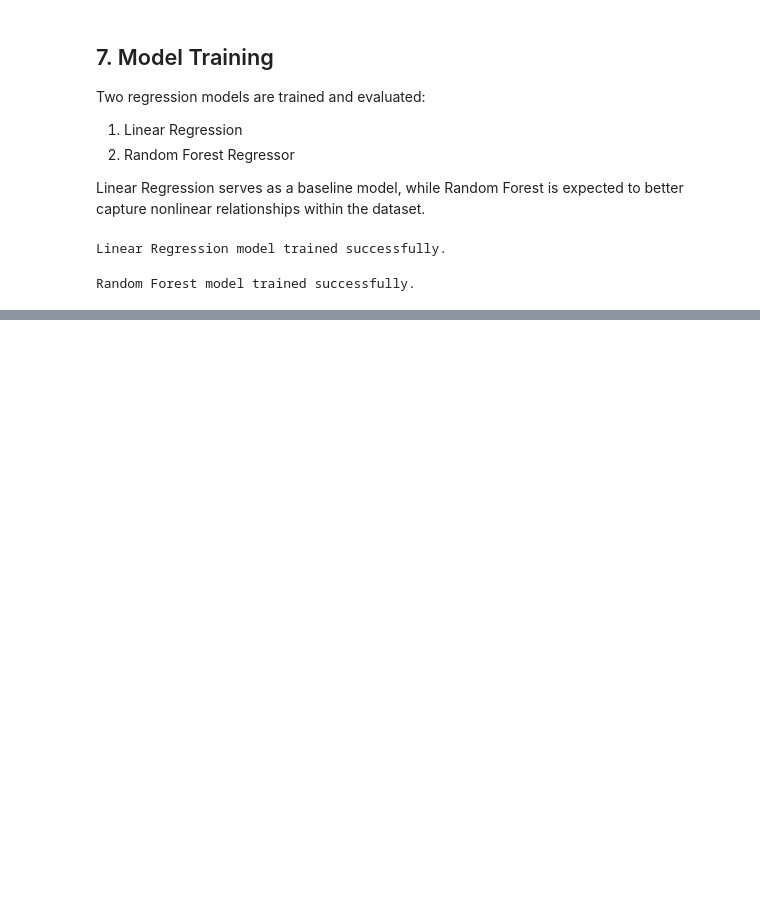
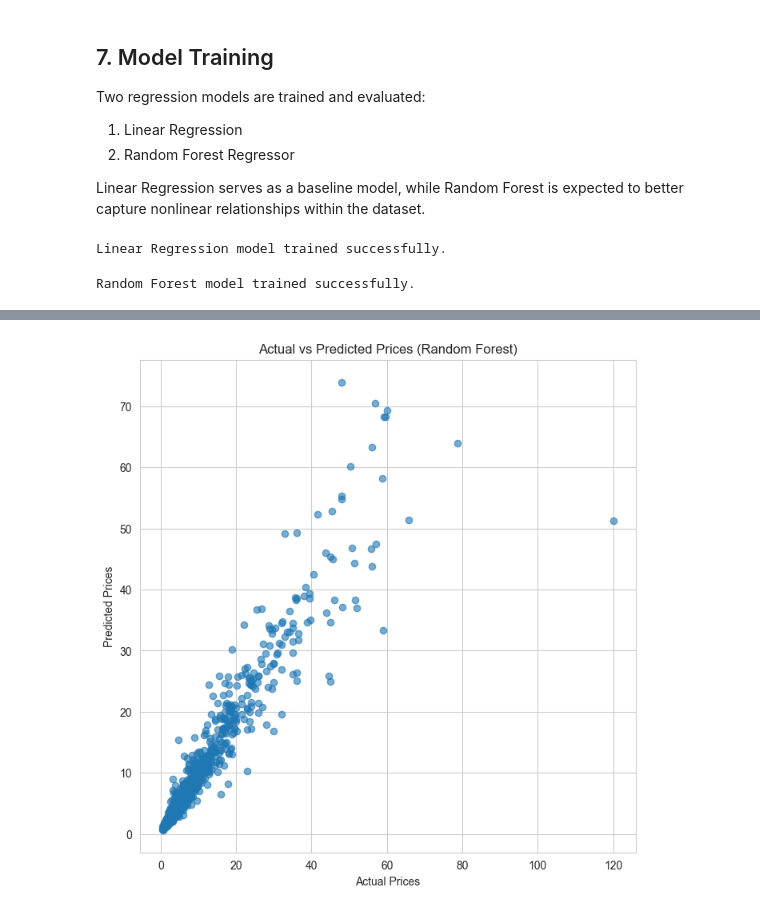
Before and after one commit to bryanpintado/used-car-price-prediction, a Jupyter notebook: 01_eda_and_modeling.ipynb, the cells around one changed output, grey strips where cells are left out. Saved outputs shown, nothing was run; the diff lists cells and outputs as text; code cells hidden in the pictures; blank space fills up the shorter version.

```diff
--- a/01_eda_and_modeling.ipynb
+++ b/01_eda_and_modeling.ipynb
@@ -495,0 +506,11 @@ Random Forest model trained successfully.
+# %%
+# Evaluation Function
+
+def evaluate_model(model, X_test, y_test):
+    predictions = model.predict(X_test)
+
+    mae = mean_absolute_error(y_test, predictions)
+    rmse = np.sqrt(mean_squared_error(y_test, predictions))
+    r2 = r2_score(y_test, predictions)
+
+    return mae, rmse, r2, predictions
@@ -495,0 +600,17 @@ Random Forest model trained successfully.
+# %%
+# Actual vs Predicted Prices
+
+plt.figure(figsize=(8,8))
+
+plt.scatter(y_test, rf_preds, alpha=0.6)
+
+plt.xlabel("Actual Prices")
+plt.ylabel("Predicted Prices")
+
+plt.title("Actual vs Predicted Prices (Random Forest)")
+
+plt.savefig("figures/actual_vs_predicted.png")
+
+plt.show()
+# %% [output]
+[figure, added]
```
Also changed, not shown: parts of 9 cells of this notebook, 4 other files.
